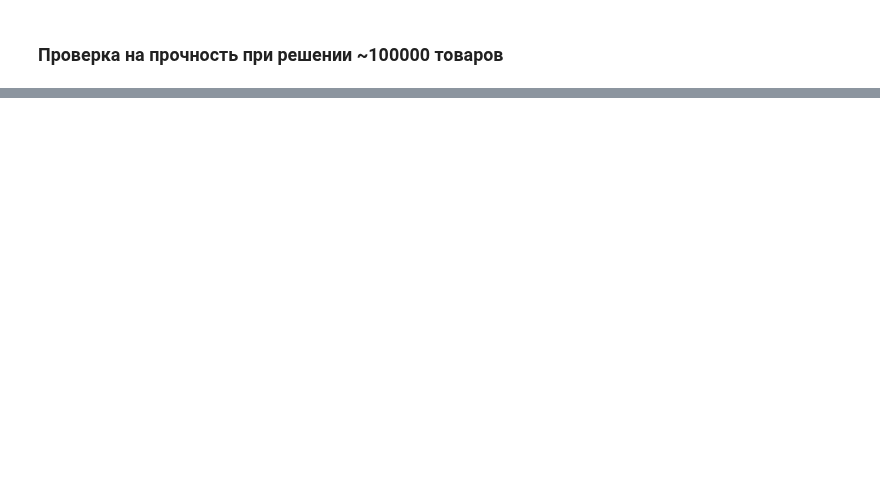
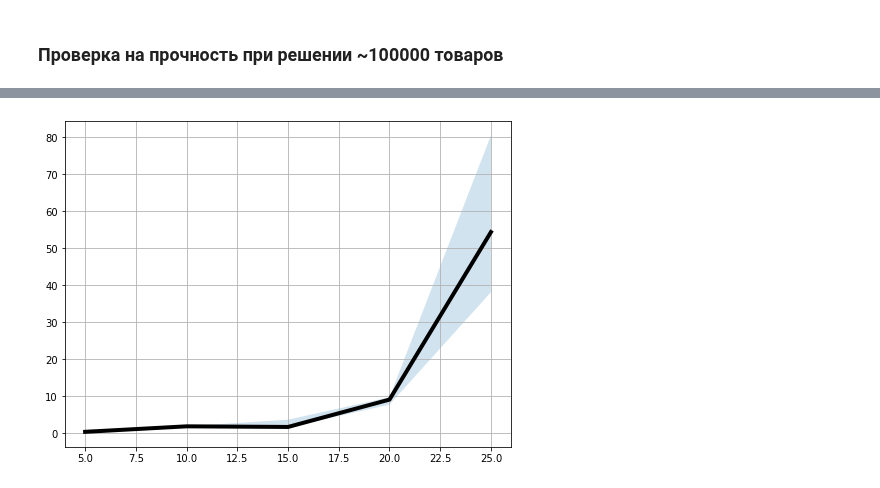
Before and after one commit to mbudylin/OptimizersArticle, a Jupyter notebook: optimizers_test.ipynb, the cells around one changed output, grey strips where cells are left out. Saved outputs shown, nothing was run; the diff lists cells and outputs as text; code cells hidden in the pictures; blank space fills up the shorter version.

```diff
--- a/optimizers_test.ipynb
+++ b/optimizers_test.ipynb
@@ -199,0 +355,11 @@ plt.show()
+# %%
+minlp_stats_df = pd.read_csv('./data/stat_minlp/stat.csv')
+# %%
+time_rep_df = minlp_stats_df.groupby(['N'])['t'].describe().reset_index()
+plt.figure(figsize=(8, 6))
+plt.plot(time_rep_df['N'], time_rep_df['50%'], c='k', lw=4)
+plt.fill_between(time_rep_df['N'], time_rep_df['25%'], time_rep_df['75%'], alpha=0.2)
+plt.grid()
+plt.show()
+# %% [output]
+[figure, added]
```
Also changed, not shown: parts of 40 cells of this notebook, 5 other files.
